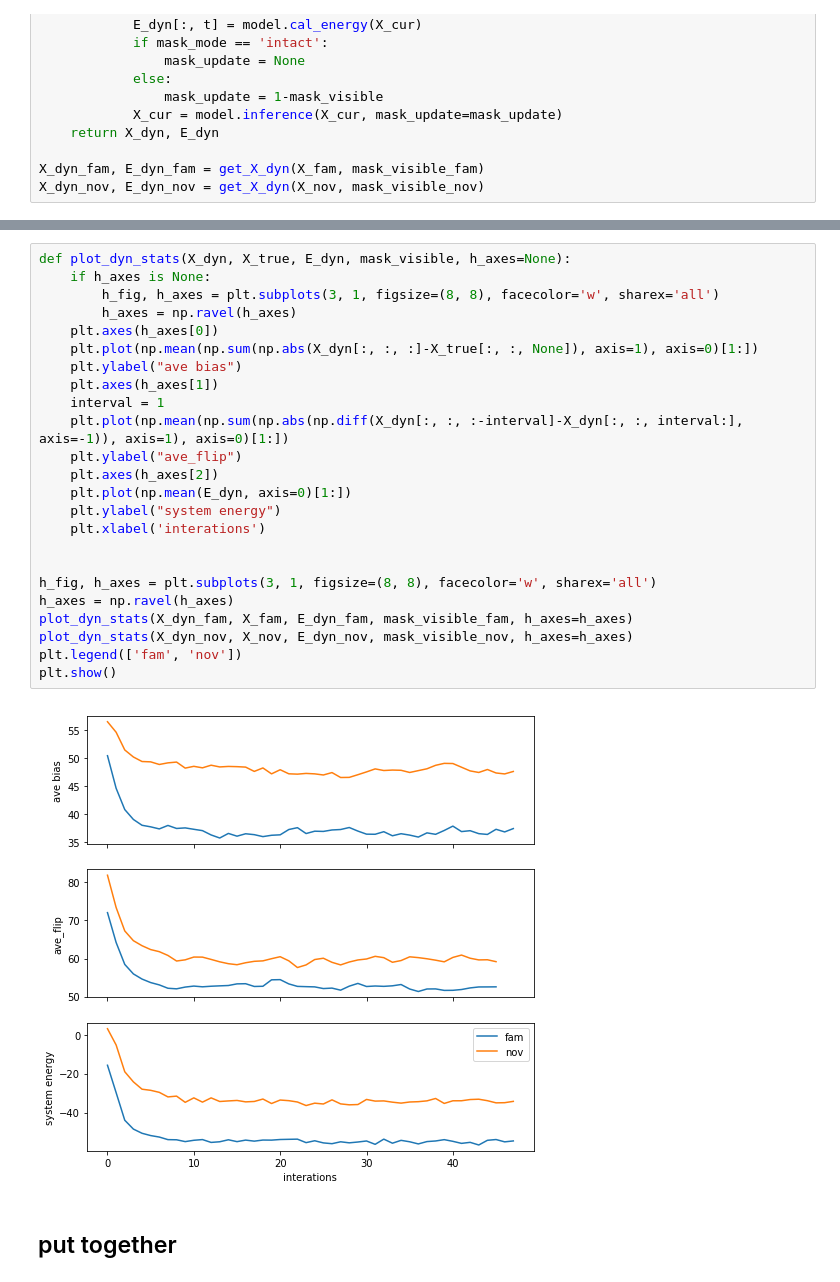
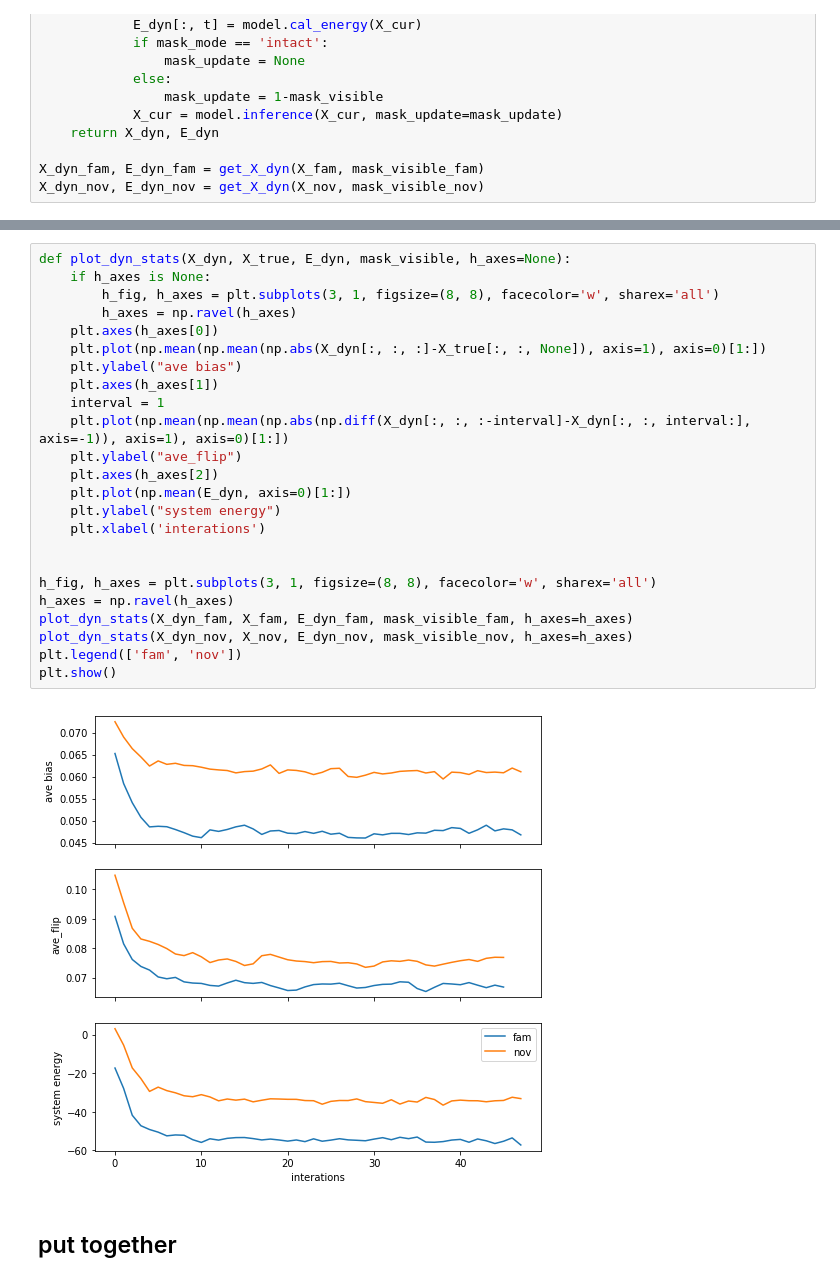
Before and after one commit to SummitKwan/DynamicNN, a Jupyter notebook: temp_script/try_hopfield_numpy.ipynb, the cells around one changed output, grey strips where cells are left out. Saved outputs shown, nothing was run; the diff lists cells and outputs as text.

```diff
--- a/temp_script/try_hopfield_numpy.ipynb
+++ b/temp_script/try_hopfield_numpy.ipynb
@@ -424,29 +419,29 @@ plot_example_dynamics(X_dyn_nov, i_examples, t_examples)
 # %%
 def plot_dyn_stats(X_dyn, X_true, E_dyn, mask_visible, h_axes=None):
     if h_axes is None:
         h_fig, h_axes = plt.subplots(3, 1, figsize=(8, 8), facecolor='w', sharex='all')
         h_axes = np.ravel(h_axes)
     plt.axes(h_axes[0])
-    plt.plot(np.mean(np.sum(np.abs(X_dyn[:, :, :]-X_true[:, :, None]), axis=1), axis=0)[1:])
+    plt.plot(np.mean(np.mean(np.abs(X_dyn[:, :, :]-X_true[:, :, None]), axis=1), axis=0)[1:])
     plt.ylabel("ave bias")
     plt.axes(h_axes[1])
     interval = 1
-    plt.plot(np.mean(np.sum(np.abs(np.diff(X_dyn[:, :, :-interval]-X_dyn[:, :, interval:],  axis=-1)), axis=1), axis=0)[1:])
+    plt.plot(np.mean(np.mean(np.abs(np.diff(X_dyn[:, :, :-interval]-X_dyn[:, :, interval:],  axis=-1)), axis=1), axis=0)[1:])
     plt.ylabel("ave_flip")
     plt.axes(h_axes[2])
     plt.plot(np.mean(E_dyn, axis=0)[1:])
     plt.ylabel("system energy")
     plt.xlabel('interations')
 
 
 h_fig, h_axes = plt.subplots(3, 1, figsize=(8, 8), facecolor='w', sharex='all')
 h_axes = np.ravel(h_axes)
 plot_dyn_stats(X_dyn_fam, X_fam, E_dyn_fam, mask_visible_fam, h_axes=h_axes)
 plot_dyn_stats(X_dyn_nov, X_nov, E_dyn_nov, mask_visible_nov, h_axes=h_axes)
 plt.legend(['fam', 'nov'])
 plt.show()
 # %% [output]
-[figure, old version]
+[figure, new version]
 # %% [markdown]
 ## put together
 # %%
```
Also changed, not shown: parts of 25 cells of this notebook, 1 other file.
